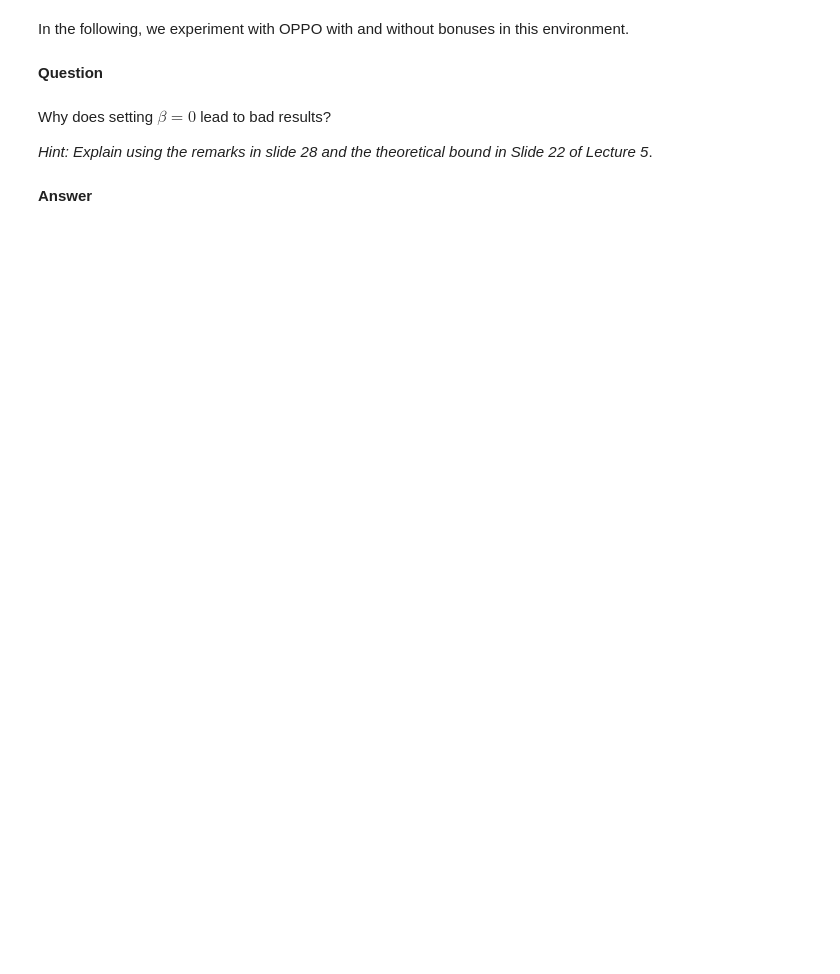
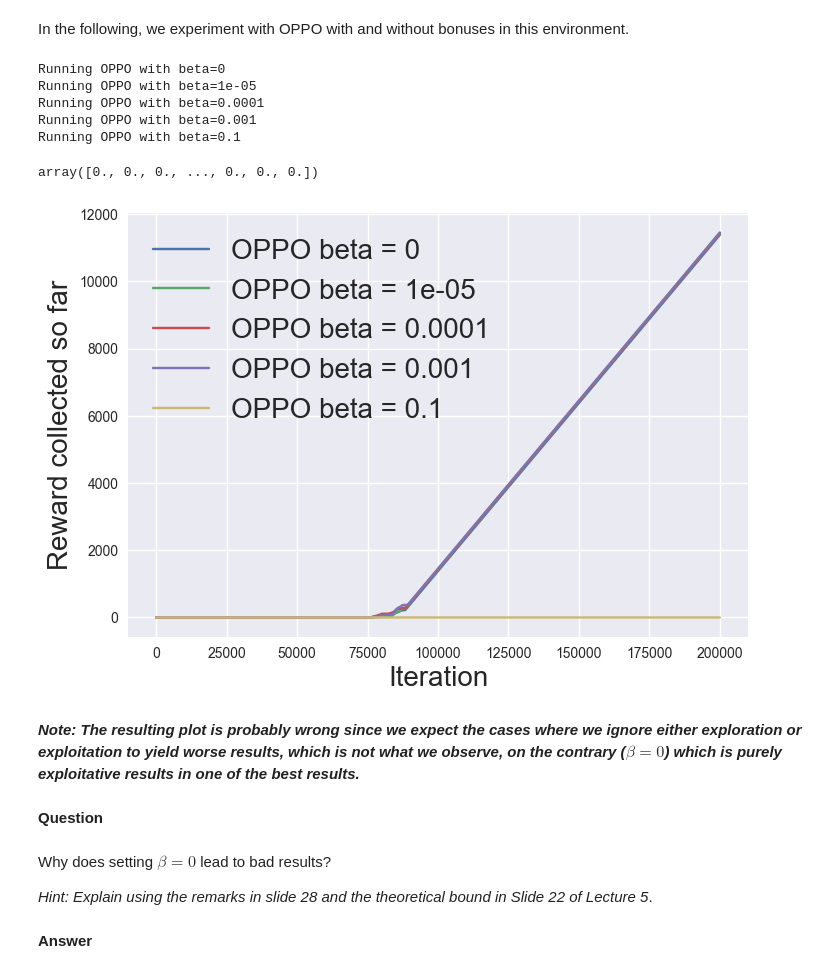
Before and after one commit to aristo6253/EE-568-Reinforcement-Learning, a Jupyter notebook: Assignment3/Assignment.ipynb, the cells around one changed output. Cells and saved outputs as stored; diff of their text form; code cells hidden in the pictures; blank space fills up the shorter version.

```diff
--- a/Assignment3/Assignment.ipynb
+++ b/Assignment3/Assignment.ipynb
@@ -289,7 +486,9 @@ def oppo(K: int = 10000, H: int = 20, beta: float = 0.0001, eta=10000) -> List[f
     rewards = []
     Q = H * np.ones((H, gridworld.n_states, gridworld.n_actions))
     V = H * np.ones((H + 1, gridworld.n_states))
+
     policy = H * np.ones((H, gridworld.n_states, gridworld.n_actions))/gridworld.n_actions
+
     V[H, :] = 0
     estimated_transitions = np.ones((H, gridworld.n_states,
                                      gridworld.n_actions,
@@ -300,53 +499,68 @@ def oppo(K: int = 10000, H: int = 20, beta: float = 0.0001, eta=10000) -> List[f
     for k in range(K):  # Episode loop
         state = 99  # Initial state
         for h in range(H):  # Step loop
-            #NPG Update
-            policy[h, state, :] = ??? # TODO (unnormalized)
-            policy[h, state, :] /= ??? # TODO: normalize
+            # NPG Update
+            policy[h, state, :] = policy[h, state, :] * np.exp(eta * Q[h, state, :]) # TODO (unnormalized)
+            policy[h, state, :] /= np.sum(policy[h, state, :]) + 1e-10 # TODO: normalize
             # Sample one action the current policy
-            a = np.random.choice(gridworld.n_actions, p=???) # TODO
+            a = np.random.choice(gridworld.n_actions, p=policy[h, state, :]) # TODO
             rewards.append(gridworld.r[state, a])
 
             # Record that we visited this state-action pair (again)
-            N[h, state, a] += ??? # TODO
+            N[h, state, a] += 1 # TODO
 
             # Get the new state according to the transition dynamics
             new_state = np.random.choice(gridworld.n_states,
                                          p=gridworld.T[a][state])
-            N_next[h, state, a, new_state] += ??? # TODO
+            N_next[h, state, a, new_state] += 1 # TODO
 
-            estimated_transitions[h,state,a,:] = ??? # TODO
+            estimated_transitions[h,state,a,:] = N_next[h, state, a, :] / N[h, state, a] # TODO
 
 
             # Calculate the UCB bonus
             bonus = beta * np.sqrt(H ** 3 / N[h, state, a])
 
             # Update Q according to the algorithm
-            Q[h, state, a] = np.clip(???, 0, H) # TODO
+            Q[h, state, a] = np.clip(gridworld.r[state, a] + bonus + np.sum(estimated_transitions[h, state, a, :] * V[h + 1, :]), 0, H) # TODO
 
             # Update V as the Q-value of the optimal actions for the current state
-            V[h, state] = ??? # TODO
+            V[h, state] = np.max(Q[h, state, :]) # TODO
 
             state = new_state
 
     return rewards
 # %%
 to_plot = []
-betas = [0,1e-5, 1e-4, 1e-3, 1e-1]
+betas = [0, 1e-5, 1e-4, 1e-3, 1e-1]
 
 for beta in betas:
-    reward_OPPO = oppo(beta = beta)  # You can play around with the arguments if you like
+    print(f"Running OPPO with beta={beta}")
+    reward_OPPO = oppo(beta = beta, eta=10)  # You can play around with the arguments if you like
     to_plot.append(np.cumsum(reward_OPPO))
+# %% [output]
+Running OPPO with beta=0
+Running OPPO with beta=1e-05
+Running OPPO with beta=0.0001
+Running OPPO with beta=0.001
+Running OPPO with beta=0.1
+# %%
+to_plot[4]
+# %% [output]
+array([0., 0., 0., ..., 0., 0., 0.])
 # %%
 labels = [ f"OPPO beta = {beta}" for beta in betas]
 plot_lines(
     to_plot,
     labels,
     ["Iteration", "Reward collected so far"],
     "figs",
     "ucbvseps",
-    show=False
+    show=True
 )
+# %% [output]
+[figure, added]
+# %% [markdown]
+_**Note: The resulting plot is probably wrong since we expect the cases where we ignore either exploration or exploitation to yield worse results, which is not what we observe, on the contrary ($\beta = 0$) which is purely exploitative results in one of the best results.**_
 # %% [markdown]
 **Question**
 # %% [markdown]
```
Also changed, not shown: parts of 35 cells of this notebook.
